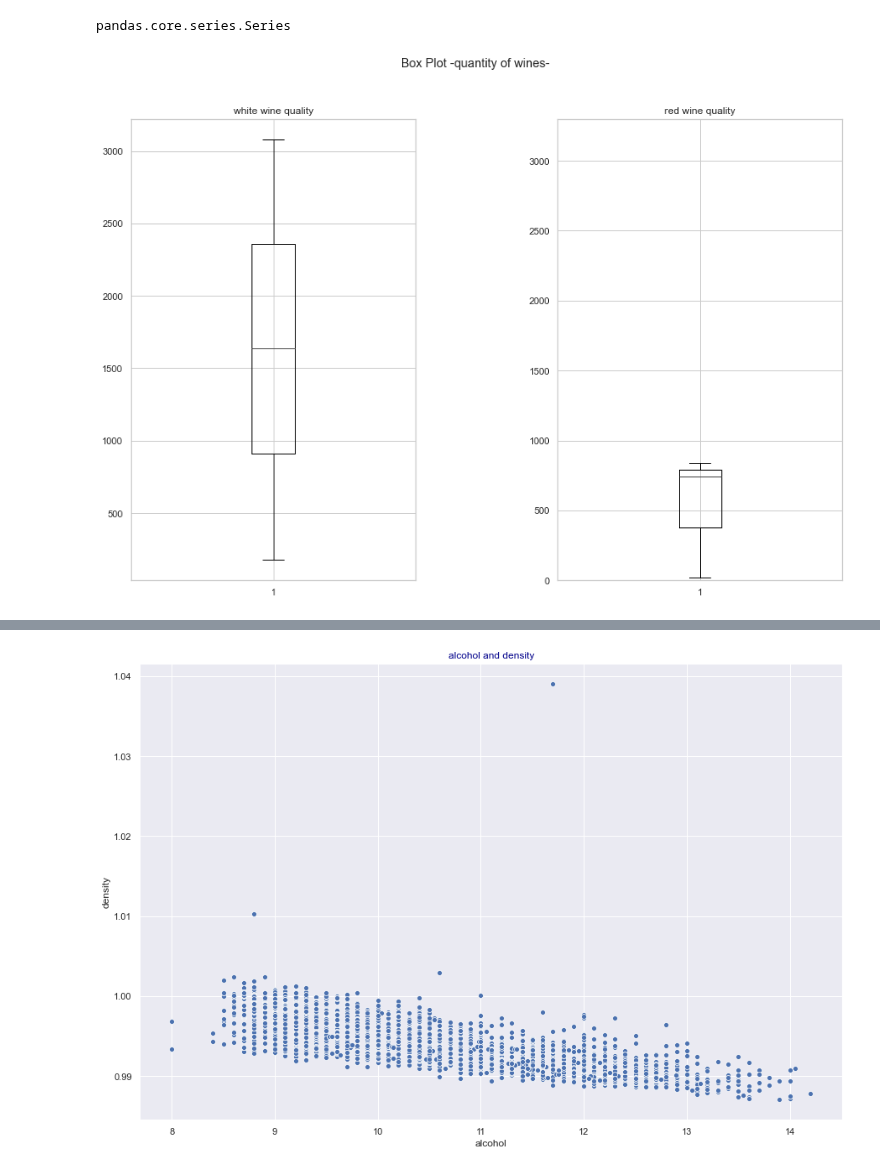
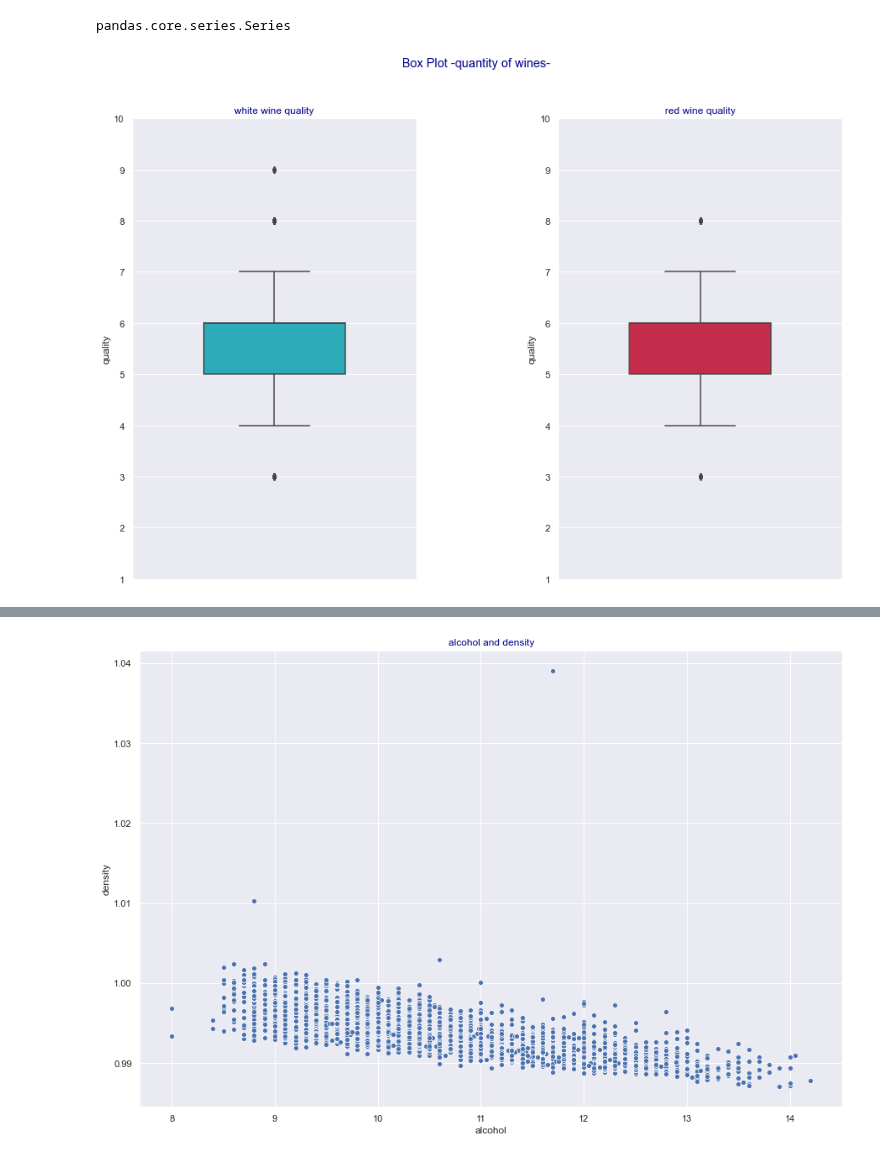
Before and after one commit to satomi26/Project-2, a Jupyter notebook: all_wine.ipynb, the cells around one changed output, grey strips where cells are left out. Cells and saved outputs as stored; diff of their text form; code cells hidden in the pictures.

```diff
--- a/all_wine.ipynb
+++ b/all_wine.ipynb
@@ -459,16 +454,17 @@ pandas.core.series.Series
 # %%
 # boxplot wine quality
 
 plt.figure(figsize=(15, 10))
 
 plt.subplot(121, title = "white wine quality")
-plt.boxplot(white_count)
+sns.boxplot(y =df_white["quality"], color= "#17becf", width = 0.5)
+plt.ylim(1,10)
+plt.subplot(122, title = "red wine quality")
+sns.boxplot(y =df_red["quality"], color = "crimson", width = 0.5)
+plt.ylim(1,10)
 
-plt.subplot(122, title = "red wine quality")
-plt.boxplot(red_count)
-plt.ylim([0, 3300])
 plt.subplots_adjust(wspace = 0.5)
 plt.suptitle("Box Plot -quantity of wines-")
 plt.show()
 # %% [output]
-[figure, old version]
+[figure, new version]
```
Also changed, not shown: parts of 14 cells of this notebook.
